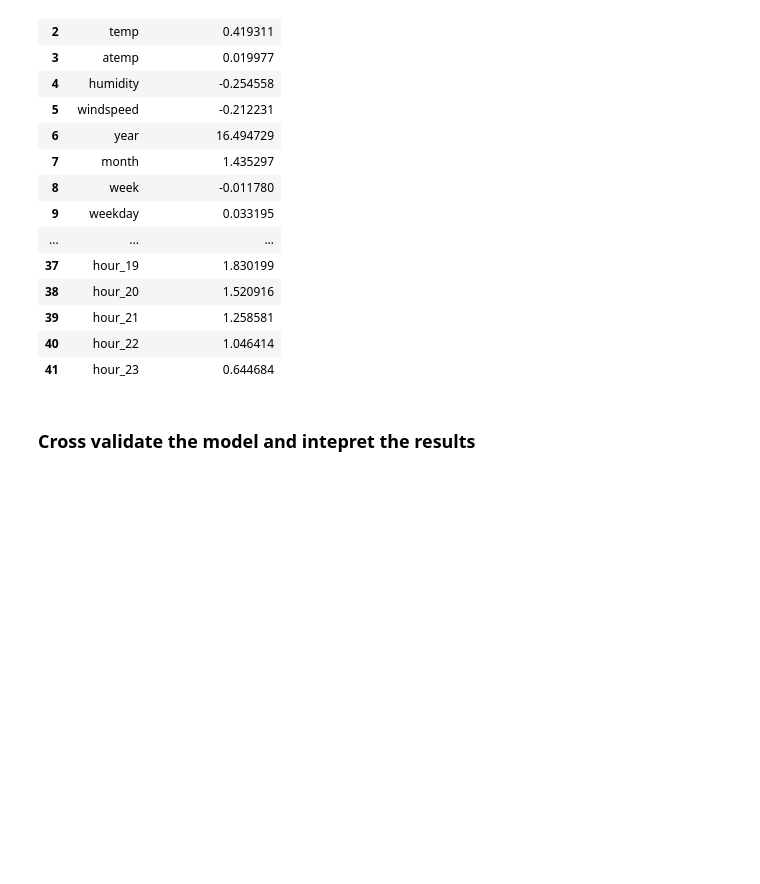
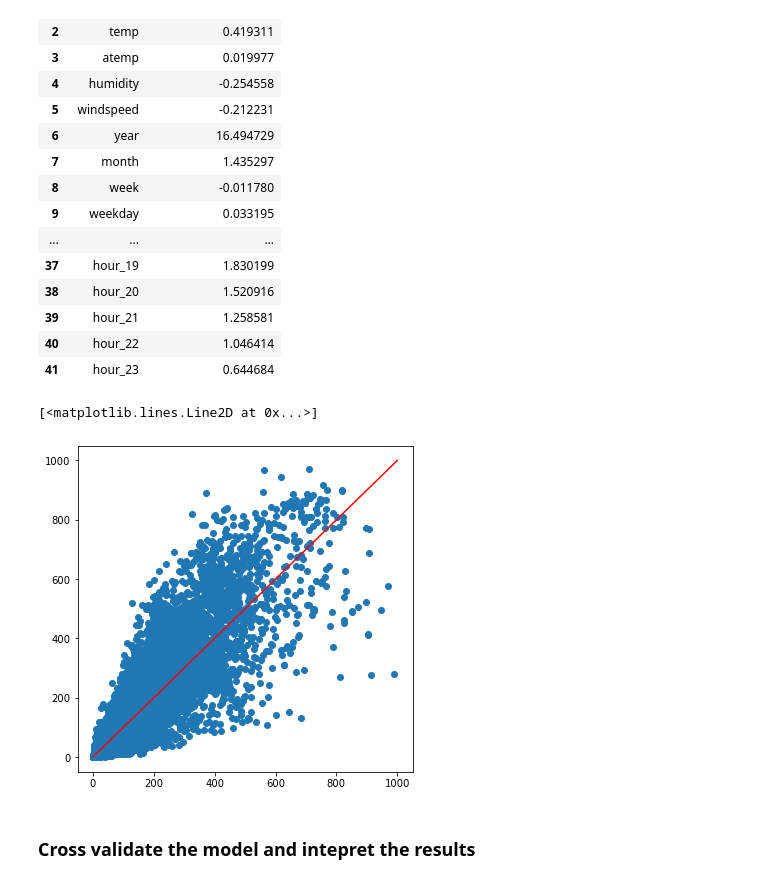
Before and after one commit to AnaHum/Linear_Regression, a Jupyter notebook: Project-linear-regression.ipynb, the cells around one changed output. Drawn from its saved outputs; the diff is of its cells as text; code cells hidden in the pictures; blank space fills up the shorter version.

```diff
--- a/Project-linear-regression.ipynb
+++ b/Project-linear-regression.ipynb
@@ -560,6 +565,13 @@ coeff
 | 39 | hour_21 | 1.258581 |
 | 40 | hour_22 | 1.046414 |
 | 41 | hour_23 | 0.644684 |
+# %%
+plt.figure(figsize=(6, 6))
+plt.scatter(np.exp(y_pred_train)-1, (np.exp(y_train)-1))
+plt.plot( [0,1000],[0,1000], color='red')
+# %% [output]
+[<matplotlib.lines.Line2D at 0x...>]
+[figure, added]
 # %% [markdown]
 ### Cross validate the model and intepret the results
 # %%
```
Also changed, not shown: parts of 42 cells of this notebook.
